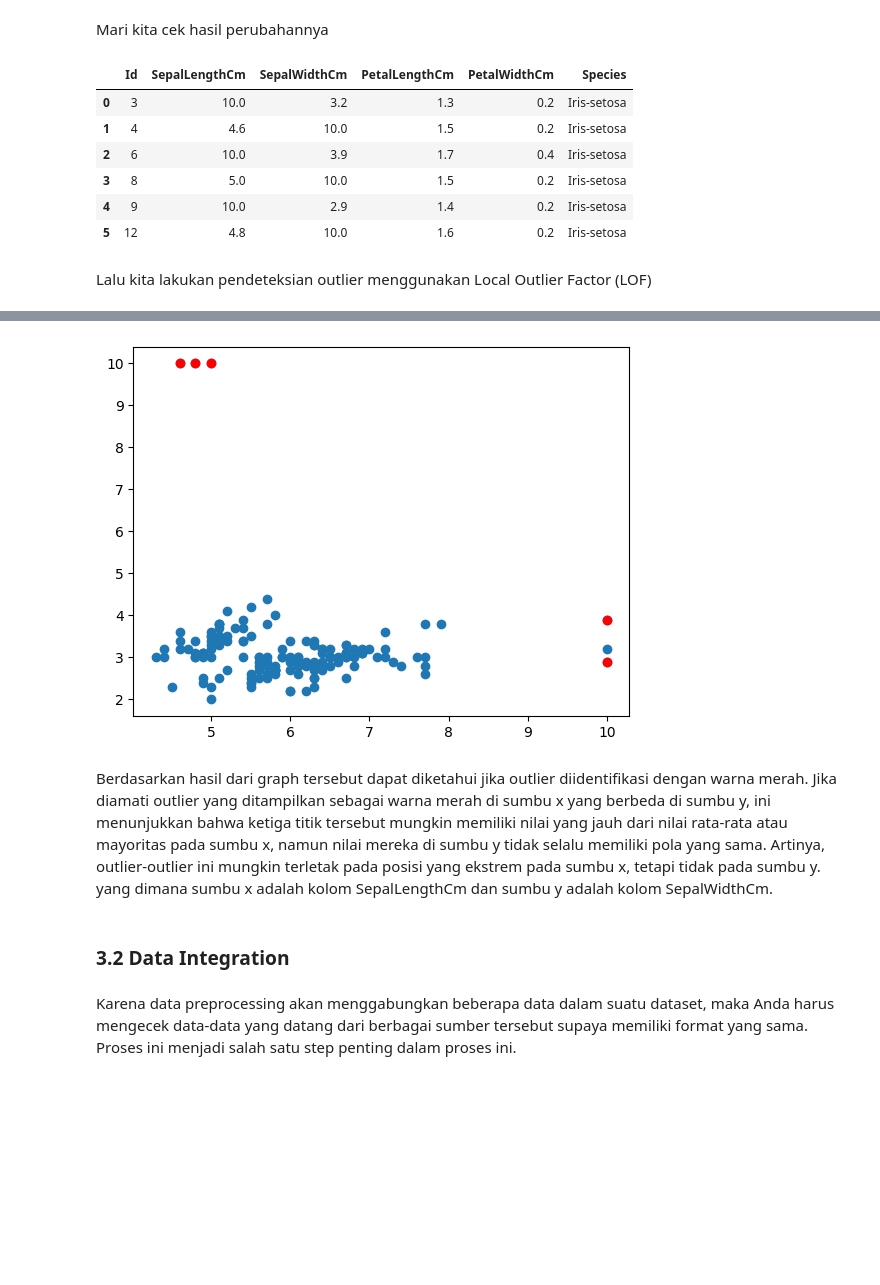
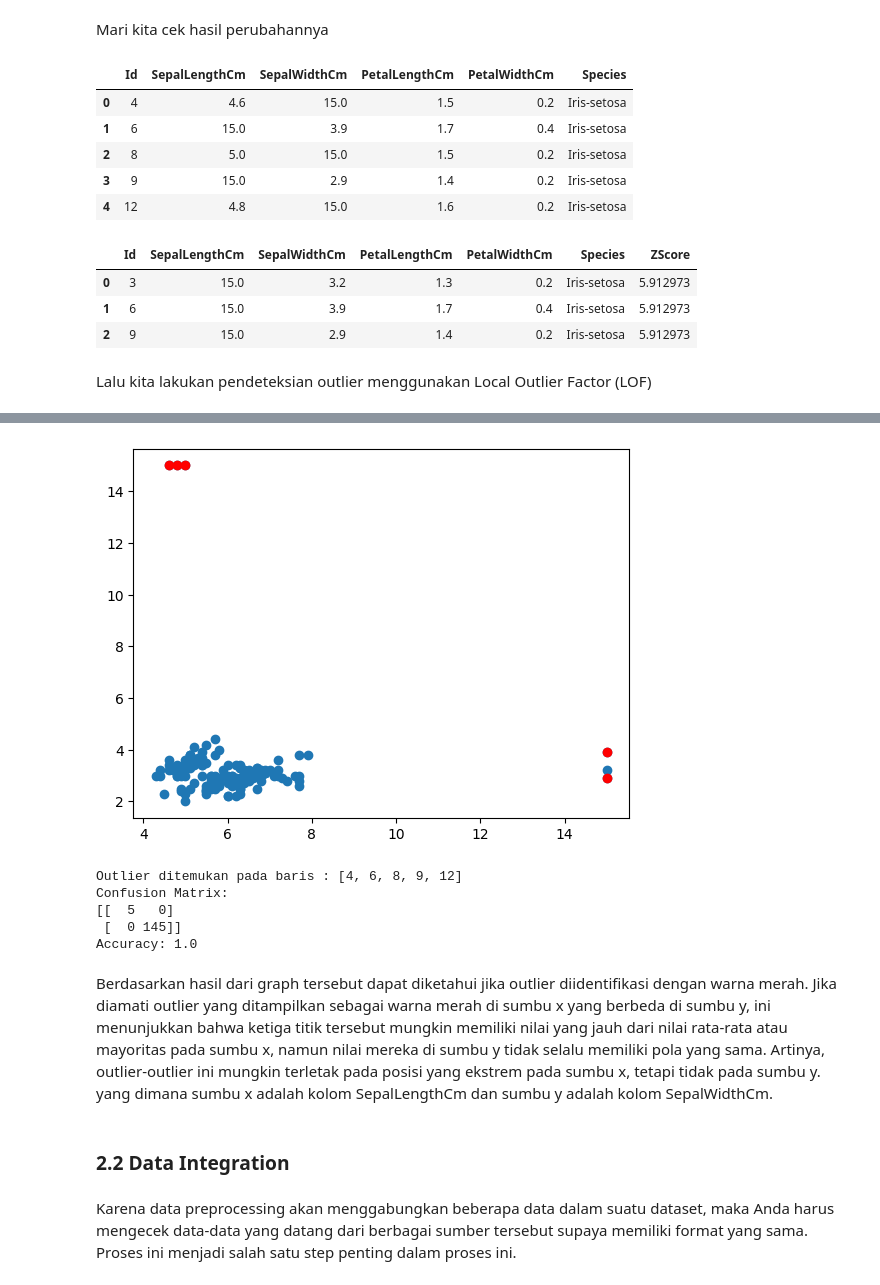
Before and after one commit to bagusSatriaP2408/datamining, a Jupyter notebook: _sources/tugas.ipynb, the cells around one changed output, grey strips where cells are left out. Drawn from its saved outputs; the diff is of its cells as text; code cells hidden in the pictures; blank space fills up the shorter version.

```diff
--- a/_sources/tugas.ipynb
+++ b/_sources/tugas.ipynb
@@ -788,16 +743,23 @@ df_17
 # %% [markdown]
 Mari kita cek hasil perubahannya
 # %%
-df_16 = _deepnote_execute_sql('SELECT * FROM iris.iris_dataset_lof WHERE Id IN (3, 4, 6, 8, 9, 12)', 'SQL_4BD01A4F_9F01_4CE8_9254_60CF462F2AD1', audit_sql_comment='', sql_cache_mode='cache_disabled')
+df_16 = _deepnote_execute_sql('SELECT * FROM iris.iris_dataset_lof WHERE Id IN (4, 6, 8, 9, 12)', 'SQL_4BD01A4F_9F01_4CE8_9254_60CF462F2AD1', audit_sql_comment='', sql_cache_mode='cache_disabled')
 df_16
 # %% [output]
 |  | Id | SepalLengthCm | SepalWidthCm | PetalLengthCm | PetalWidthCm | Species |
-| 0 | 3 | 10.0 | 3.2 | 1.3 | 0.2 | Iris-setosa |
-| 1 | 4 | 4.6 | 10.0 | 1.5 | 0.2 | Iris-setosa |
-| 2 | 6 | 10.0 | 3.9 | 1.7 | 0.4 | Iris-setosa |
-| 3 | 8 | 5.0 | 10.0 | 1.5 | 0.2 | Iris-setosa |
-| 4 | 9 | 10.0 | 2.9 | 1.4 | 0.2 | Iris-setosa |
-| 5 | 12 | 4.8 | 10.0 | 1.6 | 0.2 | Iris-setosa |
+| 0 | 4 | 4.6 | 15.0 | 1.5 | 0.2 | Iris-setosa |
+| 1 | 6 | 15.0 | 3.9 | 1.7 | 0.4 | Iris-setosa |
+| 2 | 8 | 5.0 | 15.0 | 1.5 | 0.2 | Iris-setosa |
+| 3 | 9 | 15.0 | 2.9 | 1.4 | 0.2 | Iris-setosa |
+| 4 | 12 | 4.8 | 15.0 | 1.6 | 0.2 | Iris-setosa |
+# %%
+df_18 = _deepnote_execute_sql('WITH DataWithZScore AS (\n    SELECT\n        *,\n        (SepalLengthCm - AVG(SepalLengthCm) OVER ()) / (STDDEV(SepalLengthCm) OVER ()) AS ZScore\n    FROM\n        iris.iris_dataset_lof\n)\nSELECT\n    *\nFROM\n    DataWithZScore\nWHERE\n    ABS(ZScore) > 3;', 'SQL_4BD01A4F_9F01_4CE8_9254_60CF462F2AD1', audit_sql_comment='', sql_cache_mode='cache_disabled')
+df_18
+# %% [output]
+|  | Id | SepalLengthCm | SepalWidthCm | PetalLengthCm | PetalWidthCm | Species | ZScore |
+| 0 | 3 | 15.0 | 3.2 | 1.3 | 0.2 | Iris-setosa | 5.912973 |
+| 1 | 6 | 15.0 | 3.9 | 1.7 | 0.4 | Iris-setosa | 5.912973 |
+| 2 | 9 | 15.0 | 2.9 | 1.4 | 0.2 | Iris-setosa | 5.912973 |
 # %% [markdown]
 Lalu kita lakukan pendeteksian outlier menggunakan Local Outlier Factor (LOF)
 # %%
@@ -840,9 +802,28 @@ y_pred = lof.fit_predict(x)
 
 # Menampilkan data dengan outlier yang diidentifikasi
 outlier_indices = [i for i, label in enumerate(y_pred) if label == -1]
+indeks = [j+1 for j in outlier_indices]
+
 values = [x[i] for i in outlier_indices]
 
 plt.scatter([point[0] for point in x], [point[1] for point in x])
 plt.scatter([point[0] for point in values], [point[1] for point in values], color='r')
 plt.show()
+
+print(f"Outlier ditemukan pada baris : {indeks}")
+
+from sklearn.metrics import confusion_matrix, accuracy_score
+
+# Label outlier yang sebenarnya, asumsi data terakhir adalah outlier
+true_labels = [1] * len(x)
+for idx in outlier_indices:
+    true_labels[idx] = -1
+
+# Mengevaluasi kinerja model
+conf_matrix = confusion_matrix(true_labels, y_pred)
+accuracy = accuracy_score(true_labels, y_pred)
+
+print("Confusion Matrix:")
+print(conf_matrix)
+print(f"Accuracy: {accuracy}")
 # %% [output]
@@ -853,11 +831,16 @@ Successfully installed mysql-connector-python-8.3.0
 
 [notice] A new release of pip is available: 23.0.1 -> 24.0
 [notice] To update, run: pip install --upgrade pip
-[figure, old version]
+[figure, new version]
+Outlier ditemukan pada baris : [4, 6, 8, 9, 12]
+Confusion Matrix:
+[[  5   0]
+ [  0 145]]
+Accuracy: 1.0
 # %% [markdown]
 Berdasarkan hasil dari graph tersebut dapat diketahui jika outlier diidentifikasi dengan warna merah. Jika diamati outlier yang ditampilkan sebagai warna merah di sumbu x yang berbeda di sumbu y, ini menunjukkan bahwa ketiga titik tersebut mungkin memiliki nilai yang jauh dari nilai rata-rata atau mayoritas pada sumbu x, namun nilai mereka di sumbu y tidak selalu memiliki pola yang sama. Artinya, outlier-outlier ini mungkin terletak pada posisi yang ekstrem pada sumbu x, tetapi tidak pada sumbu y. yang dimana sumbu x adalah kolom SepalLengthCm dan sumbu y adalah kolom SepalWidthCm.
 # %% [markdown]
-### 3.2 Data Integration
+### 2.2 Data Integration
 # %% [markdown]
 Karena data preprocessing akan menggabungkan beberapa data dalam suatu dataset, maka Anda harus mengecek data-data yang datang dari berbagai sumber tersebut supaya memiliki format yang sama. Proses ini menjadi salah satu step penting dalam proses ini.
 # %% [markdown]
```
Also changed, not shown: parts of 45 cells of this notebook, 9 other files.
